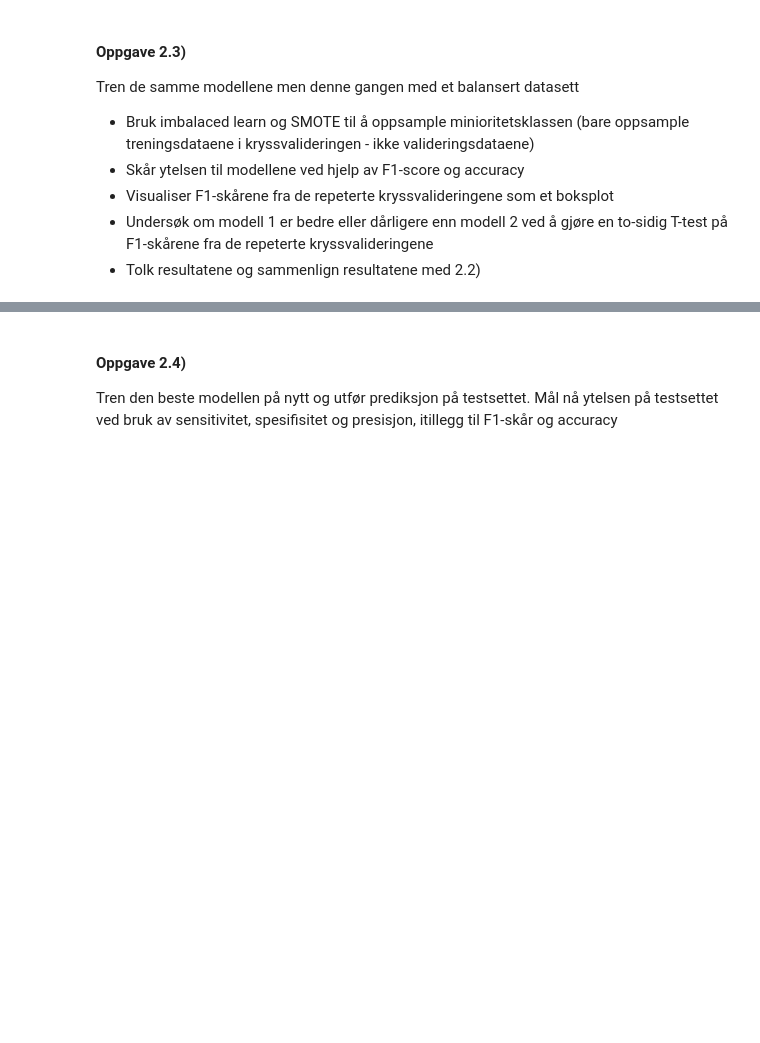
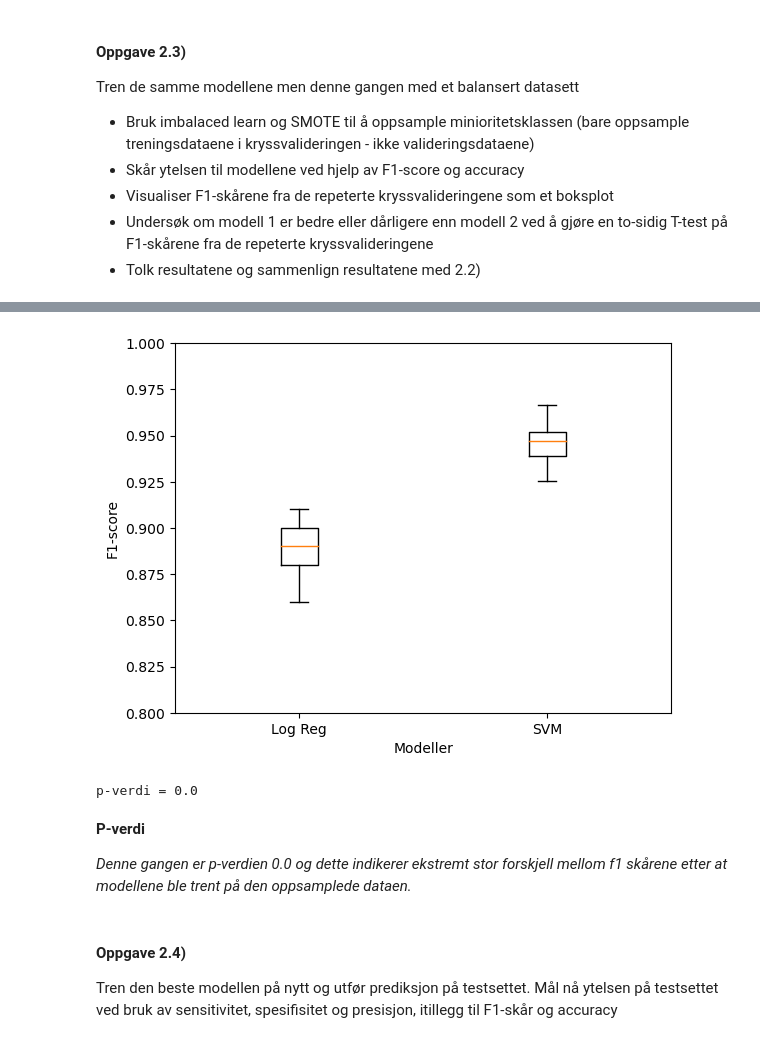
Before and after one commit to Bsingstad/DMBA-ML, a Jupyter notebook: Oblig 2/Oppgave 2.ipynb, the cells around one changed output, grey strips where cells are left out. Saved outputs shown, nothing was run; the diff lists cells and outputs as text; code cells hidden in the pictures; blank space fills up the shorter version.

```diff
--- a/Oblig 2/Oppgave 2.ipynb
+++ b/Oblig 2/Oppgave 2.ipynb
@@ -123,0 +420,33 @@ Tren de samme modellene men denne gangen med et balansert datasett
+# %%
+# Modell 2. Support Vector Machines (SVM)
+scaler = StandardScaler()
+f1_scores_svm = []
+nøyaktighet_scores_svm = []
+svm = SVC(kernel='rbf', gamma = "auto", C=10, random_state=0)
+
+smote = SMOTE(sampling_strategy='auto', random_state=0)
+X_train_resampled, y_train_resampled = smote.fit_resample(X_train, y_train)
+
+for i, (train_index, val_index) in enumerate(rkf.split(X_train_resampled)):
+
+    X_train_cv, X_val_cv = X_train_resampled.iloc[train_index], X_train_resampled.iloc[val_index]
+    y_train_cv, y_val_cv = y_train_resampled.iloc[train_index], y_train_resampled.iloc[val_index]
+
+    X_train_cv_scaled = scaler.fit_transform(X_train_cv)
+    X_val_cv_scaled = scaler.transform(X_val_cv)
+
+    svm.fit(X_train_cv_scaled, y_train_cv)
+
+    y_val_hat = svm.predict(X_val_cv_scaled)
+
+    f1 = f1_score(y_val_cv, y_val_hat, average='binary')
+    f1_scores_svm.append(f1)
+
+    nøyaktighet = accuracy_score(y_val_cv, y_val_hat)
+    nøyaktighet_scores_svm.append(nøyaktighet)
+
+mean_f1_score_svm = np.asarray(f1_scores_svm).mean().round(3)
+svm_std = np.asarray(f1_scores_svm).std().round(3)
+mean_nøyaktighet_score = np.mean(nøyaktighet_scores_svm)
+print(r"Mean F1 Score (SVM) = {} ± standardavvik {}".format(mean_f1_score_svm,svm_std))
+print("Mean nøyaktighets score (SVM) = ", mean_nøyaktighet_score.round(3))
@@ -128,3 +484,27 @@ Tren de samme modellene men denne gangen med et balansert datasett
+# %%
+# Visualiser F1-skårene fra de repeterte kryssvalideringene som et boksplot
+plt.boxplot([np.asarray(f1_score_log_reg),np.asarray(f1_scores_svm)])
+plt.ylim(0.8,1)
+plt.xticks([1,2],["Log Reg","SVM"])
+plt.ylabel("F1-score")
+plt.xlabel("Modeller")
+plt.show()
+# %% [output]
+[figure, added]
+# %%
+# Undersøk om modell 1 er bedre eller dårligere enn modell 2 ved å gjøre en to-sidig T-test på F1-skårene fra de repeterte kryssvalideringene
+
+t_stat, p_value = stats.ttest_ind(np.asarray(f1_score_log_reg),np.asarray(f1_scores_svm), axis=0, equal_var=True, alternative="two-sided")
+
+p_verdi = round(p_value, 7)
+
+print("p-verdi =", p_verdi)
+# %% [output]
+p-verdi = 0.0
+# %% [markdown]
+**P-verdi**
+
+*Denne gangen er p-verdien 0.0 og dette indikerer ekstremt stor forskjell mellom f1 skårene etter at modellene ble trent på den oppsamplede dataen.*
 # %% [markdown]
 #### Oppgave 2.4)
 Tren den beste modellen på nytt og utfør prediksjon på testsettet. Mål nå ytelsen på testsettet ved bruk av sensitivitet, spesifisitet og presisjon, itillegg til F1-skår og accuracy
```
Also changed, not shown: parts of 33 cells of this notebook, 6 other files.
